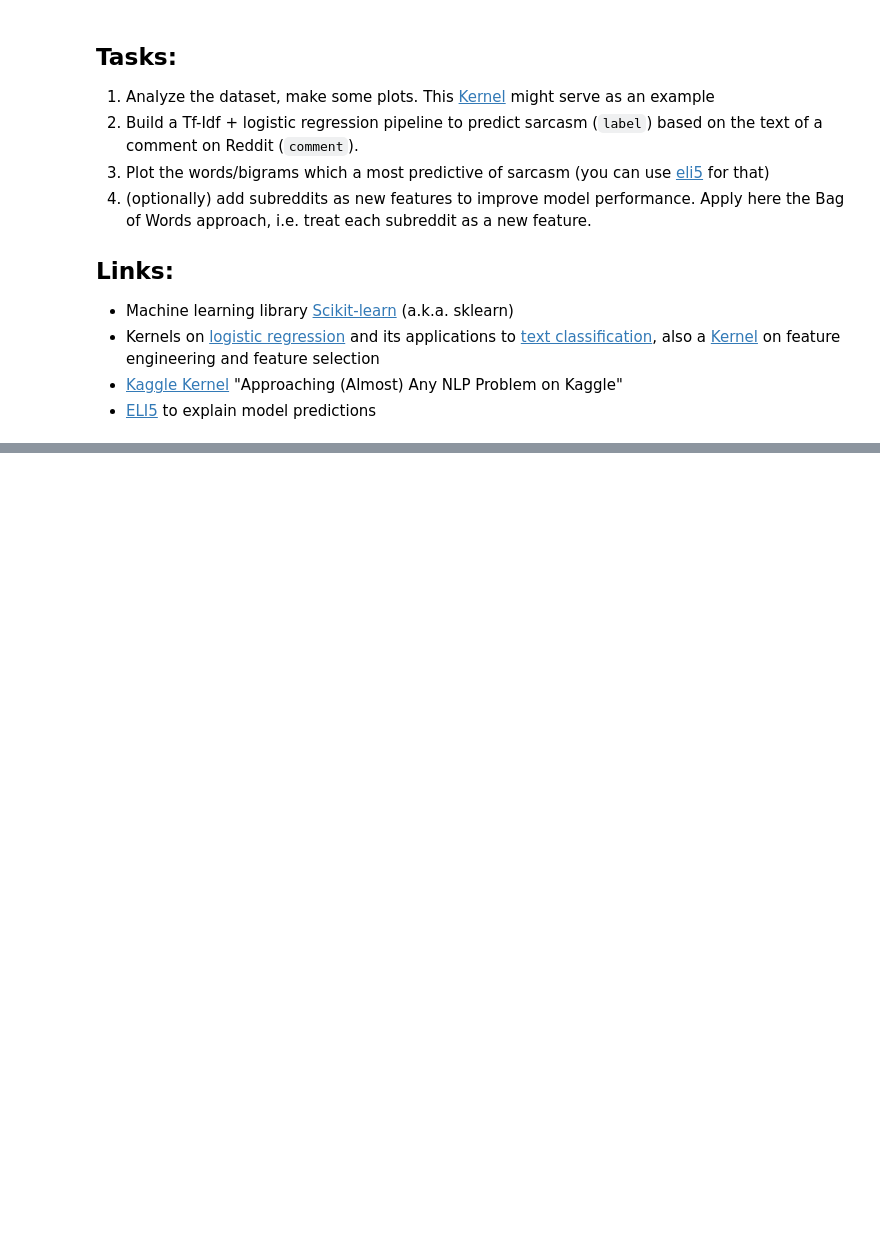
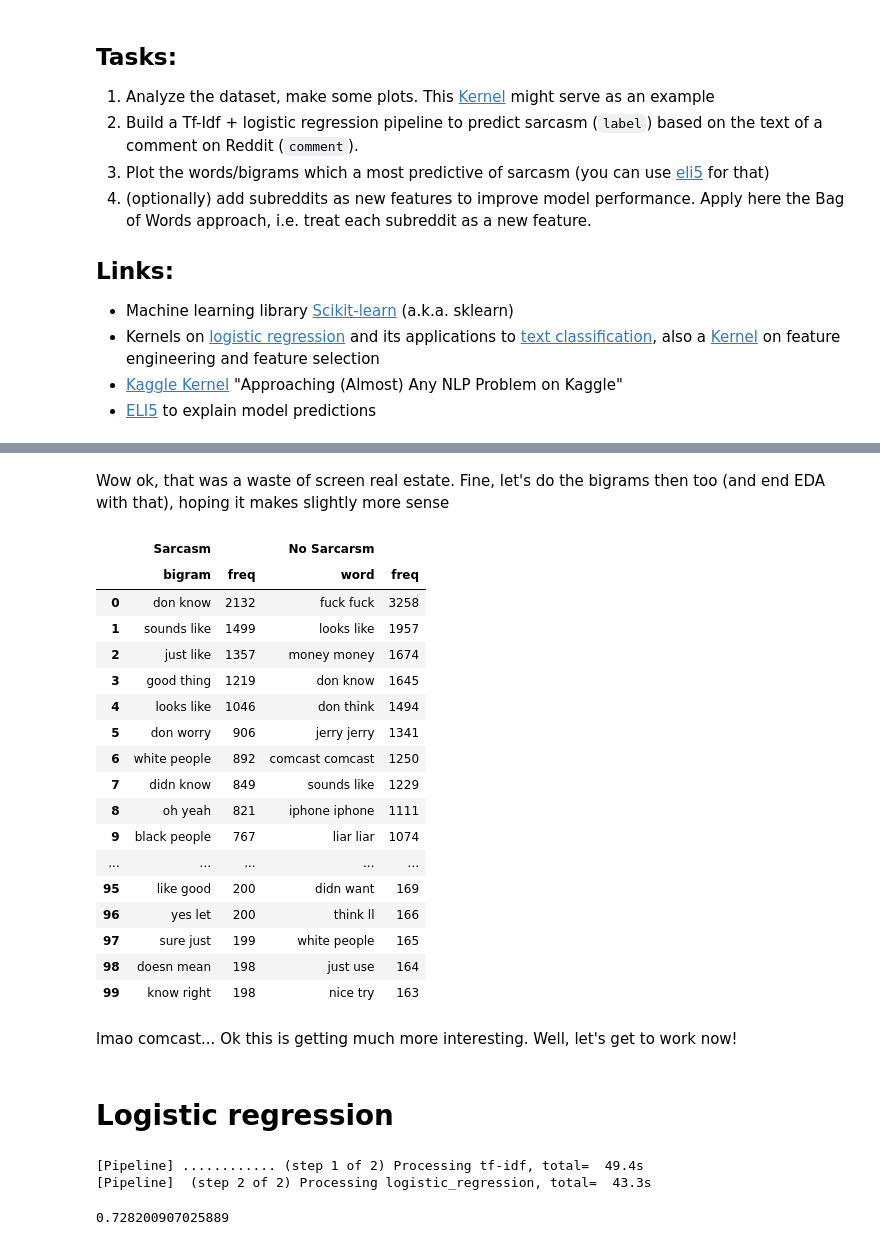
Before and after one commit to tadejsv/mlcourse.ai, a Jupyter notebook: jupyter_english/assignments_demo/assignment04_sarcasm_detection_with_logit.ipynb, the cells around one changed output, grey strips where cells are left out. Cells and saved outputs as stored; diff of their text form; code cells hidden in the pictures; blank space fills up the shorter version.

```diff
--- a/jupyter_english/assignments_demo/assignment04_sarcasm_detection_with_logit.ipynb
+++ b/jupyter_english/assignments_demo/assignment04_sarcasm_detection_with_logit.ipynb
@@ -92,0 +205,68 @@ train_texts, valid_texts, y_train, y_valid = \
+# %% [markdown]
+Wow ok, that was a waste of screen real estate. Fine, let's do the bigrams then too (and end EDA with that), hoping it makes slightly more sense
+# %%
+# Make the tokenizer
+vectorizer2 = CountVectorizer(stop_words="english", ngram_range=(2, 2))
+vectorizer2.fit(train_texts)
+bigrams = vectorizer2.get_feature_names()
+
+# Get word frequencies
+bi_sarc = vectorizer2.transform(train_texts[y_train == 1]).sum(axis=0).getA1()
+bi_sarc = pd.DataFrame({"bigram": bigrams, "freq": bi_sarc}).sort_values(
+    by="freq", ascending=False
+)
+
+bi_no_sarc = vectorizer2.transform(train_texts[y_train == 0]).sum(axis=0).getA1()
+bi_no_sarc = pd.DataFrame({"word": bigrams, "freq": bi_no_sarc}).sort_values(
+    by="freq", ascending=False
+)
+
+# Produce a list of top 100 words for both
+top2_sarc = bi_sarc.iloc[:100,].reset_index(drop=True)
+top2_no_sarc = bi_no_sarc.iloc[:100,].reset_index(drop=True)
+
+# Display the list
+pd.concat({"Sarcasm": top2_sarc, "No Sarcarsm": top2_no_sarc}, axis=1)
+# %% [output]
+|  | Sarcasm |  | No Sarcarsm |  |
+|  | bigram | freq | word | freq |
+| 0 | don know | 2132 | fuck fuck | 3258 |
+| 1 | sounds like | 1499 | looks like | 1957 |
+| 2 | just like | 1357 | money money | 1674 |
+| 3 | good thing | 1219 | don know | 1645 |
+| 4 | looks like | 1046 | don think | 1494 |
+| 5 | don worry | 906 | jerry jerry | 1341 |
+| 6 | white people | 892 | comcast comcast | 1250 |
+| 7 | didn know | 849 | sounds like | 1229 |
+| 8 | oh yeah | 821 | iphone iphone | 1111 |
+| 9 | black people | 767 | liar liar | 1074 |
+| ... | ... | ... | ... | ... |
+| 95 | like good | 200 | didn want | 169 |
+| 96 | yes let | 200 | think ll | 166 |
+| 97 | sure just | 199 | white people | 165 |
+| 98 | doesn mean | 198 | just use | 164 |
+| 99 | know right | 198 | nice try | 163 |
+# %% [markdown]
+lmao comcast... Ok this is getting much more interesting. Well, let's get to work now!
+# %% [markdown]
+# Logistic regression
+# %%
+# Fit the model - using up to trigrams
+pipe = Pipeline(
+    [
+        ("tf-idf", TfidfVectorizer(ngram_range=(1, 3), min_df=2)),
+        ("logistic_regression", LogisticRegression(n_jobs=-1)),
+    ],
+    verbose=True,
+)
+pipe.fit(train_texts, y_train)
+
+# Prediction
+prediction = pipe.predict(valid_texts)
+# %% [output]
+[Pipeline] ............ (step 1 of 2) Processing tf-idf, total=  49.4s
+[Pipeline]  (step 2 of 2) Processing logistic_regression, total=  43.3s
+# %%
+accuracy_score(prediction, y_valid)
+# %% [output]
+0.728200907025889
```
Also changed, not shown: parts of 27 cells of this notebook, 3 other files.
